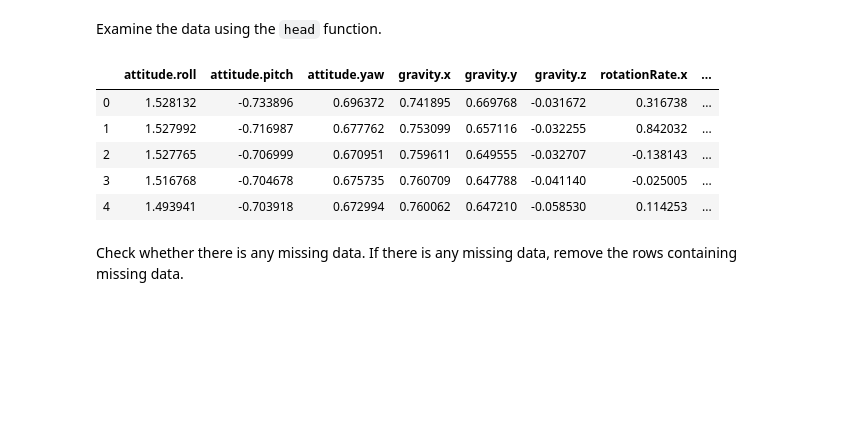
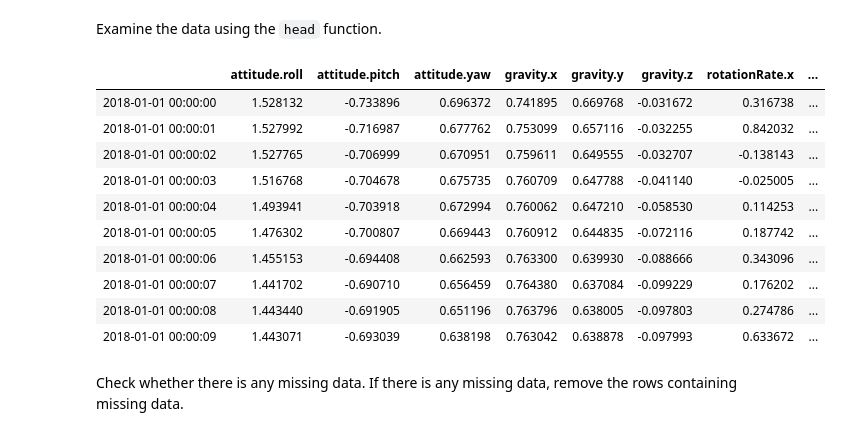
Before and after one commit to diegodg78/datamex1019, a Jupyter notebook: module-2/lab-time-series/your-code/main.ipynb, the cells around one changed output. Drawn from its saved outputs; the diff is of its cells as text; code cells hidden in the pictures; blank space fills up the shorter version.

```diff
--- a/module-2/lab-time-series/your-code/main.ipynb
+++ b/module-2/lab-time-series/your-code/main.ipynb
@@ -32,14 +32,19 @@ sensor.drop(columns=['Unnamed: 0'], inplace=True)
 Examine the data using the `head` function.
 # %%
 # Your code here:
-sensor.head()
+sensor.head(10)
 # %% [output]
 |  | attitude.roll | attitude.pitch | attitude.yaw | gravity.x | gravity.y | gravity.z | rotationRate.x | ... |
-| 0 | 1.528132 | -0.733896 | 0.696372 | 0.741895 | 0.669768 | -0.031672 | 0.316738 | ... |
-| 1 | 1.527992 | -0.716987 | 0.677762 | 0.753099 | 0.657116 | -0.032255 | 0.842032 | ... |
-| 2 | 1.527765 | -0.706999 | 0.670951 | 0.759611 | 0.649555 | -0.032707 | -0.138143 | ... |
-| 3 | 1.516768 | -0.704678 | 0.675735 | 0.760709 | 0.647788 | -0.041140 | -0.025005 | ... |
-| 4 | 1.493941 | -0.703918 | 0.672994 | 0.760062 | 0.647210 | -0.058530 | 0.114253 | ... |
+| 2018-01-01 00:00:00 | 1.528132 | -0.733896 | 0.696372 | 0.741895 | 0.669768 | -0.031672 | 0.316738 | ... |
+| 2018-01-01 00:00:01 | 1.527992 | -0.716987 | 0.677762 | 0.753099 | 0.657116 | -0.032255 | 0.842032 | ... |
+| 2018-01-01 00:00:02 | 1.527765 | -0.706999 | 0.670951 | 0.759611 | 0.649555 | -0.032707 | -0.138143 | ... |
+| 2018-01-01 00:00:03 | 1.516768 | -0.704678 | 0.675735 | 0.760709 | 0.647788 | -0.041140 | -0.025005 | ... |
+| 2018-01-01 00:00:04 | 1.493941 | -0.703918 | 0.672994 | 0.760062 | 0.647210 | -0.058530 | 0.114253 | ... |
+| 2018-01-01 00:00:05 | 1.476302 | -0.700807 | 0.669443 | 0.760912 | 0.644835 | -0.072116 | 0.187742 | ... |
+| 2018-01-01 00:00:06 | 1.455153 | -0.694408 | 0.662593 | 0.763300 | 0.639930 | -0.088666 | 0.343096 | ... |
+| 2018-01-01 00:00:07 | 1.441702 | -0.690710 | 0.656459 | 0.764380 | 0.637084 | -0.099229 | 0.176202 | ... |
+| 2018-01-01 00:00:08 | 1.443440 | -0.691905 | 0.651196 | 0.763796 | 0.638005 | -0.097803 | 0.274786 | ... |
+| 2018-01-01 00:00:09 | 1.443071 | -0.693039 | 0.638198 | 0.763042 | 0.638878 | -0.097993 | 0.633672 | ... |
 # %% [markdown]
 Check whether there is any missing data. If there is any missing data, remove the rows containing missing data.
 # %%
```
